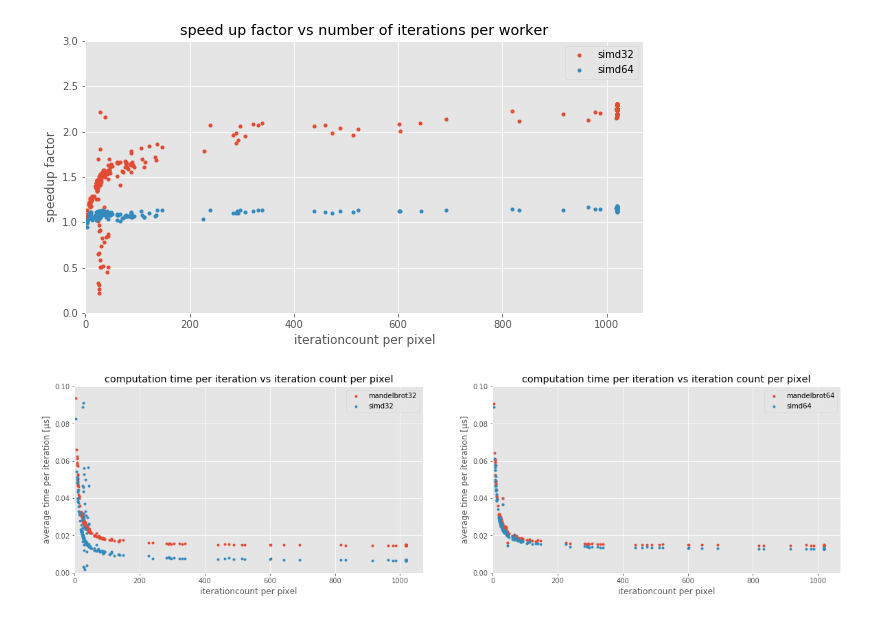
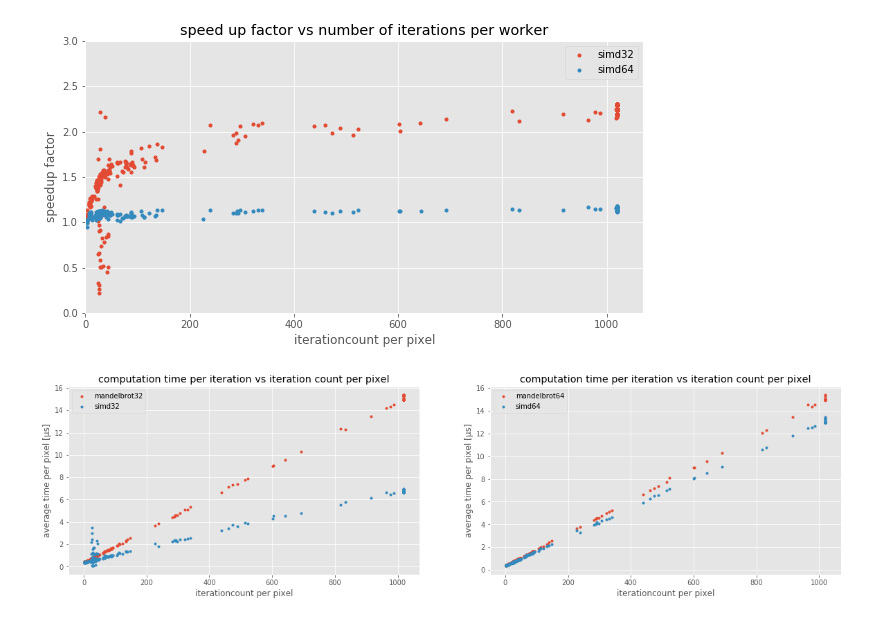
Before and after one commit to eragp/mandelbrot, a Jupyter notebook: eval/implementations_eval.ipynb, the cells around one changed output. Cells and saved outputs as stored; diff of their text form; code cells hidden in the pictures.

```diff
--- a/eval/implementations_eval.ipynb
+++ b/eval/implementations_eval.ipynb
@@ -183,32 +209,36 @@ plt.show()
 # %%
 plt.style.use('ggplot')
 
 fig, (line32, line64) = plt.subplots(1, 2, figsize=(20,5))
 
 x32 = np.asarray(it32)/np.asarray(pix32)
 x64 = np.asarray(it64)/np.asarray(pix64)
 
-cpi32 = (np.asarray(comp32)/np.asarray(it32))
-cpisimd32 = (np.asarray(compsimd32)/np.asarray(it32))
-cpi64 = (np.asarray(comp64)/np.asarray(it32))
-cpisimd64 = (np.asarray(compsimd64)/np.asarray(it32))
+cpi32 = (np.asarray(comp32)/np.asarray(pix32))
+cpisimd32 = (np.asarray(compsimd32)/np.asarray(pix32))
+cpi64 = (np.asarray(comp64)/np.asarray(pix64))
+cpisimd64 = (np.asarray(compsimd64)/np.asarray(pix64))
 
 p0 = line32.plot(x32, cpi32, label=names[0], lw=0, marker=".")
 p1 = line32.plot(x32, cpisimd32, label=names[2], lw=0, marker=".")
 p2 = line64.plot(x64, cpi64, label=names[1], lw=0, marker=".")
 p3 = line64.plot(x64, cpisimd64, label=names[3], lw=0, marker=".")
 line32.legend()
 line64.legend()
 
-line32.set(xlabel='iterationcount per pixel', ylabel='average time per iteration [µs]',
+
+line32.set(xlabel='iterationcount per pixel', ylabel='average time per pixel [µs]',
        title='computation time per iteration vs iteration count per pixel')
-line64.set(xlabel='iterationcount per pixel', ylabel='average time per iteration [µs]',
+line64.set(xlabel='iterationcount per pixel', ylabel='average time per pixel [µs]',
        title='computation time per iteration vs iteration count per pixel')
 line32.grid(True)
-line32.axis([0, None, 0, 0.1])
+#line32.axis([0, None, 0, 0.04])
 line64.grid(True)
-line64.axis([0, None, 0, 0.1])
+#line64.axis([0, None, 0.01, 0.03])
+
+# TODO instead: show higher simd overhead => line fit
+
 
 plt.show()
 # %% [output]
-[figure, old version]
+[figure, new version]
```
Also changed, not shown: parts of 4 cells of this notebook, 1 other file.
